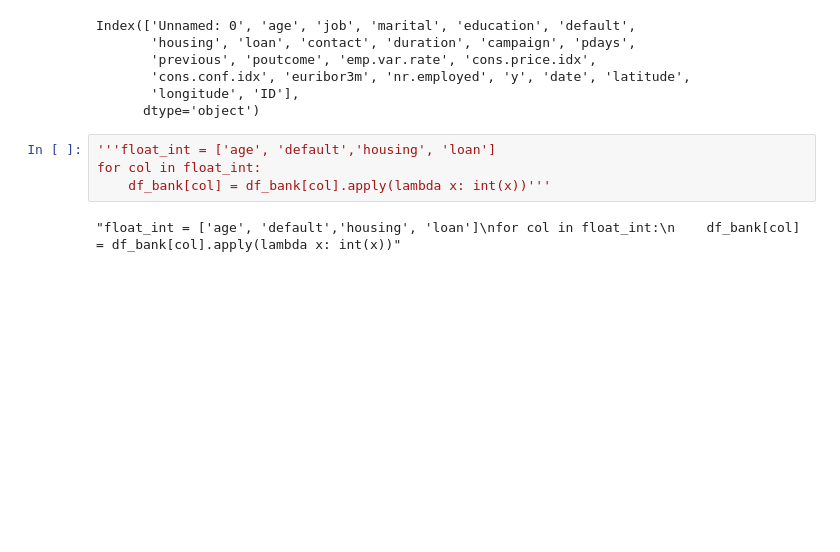
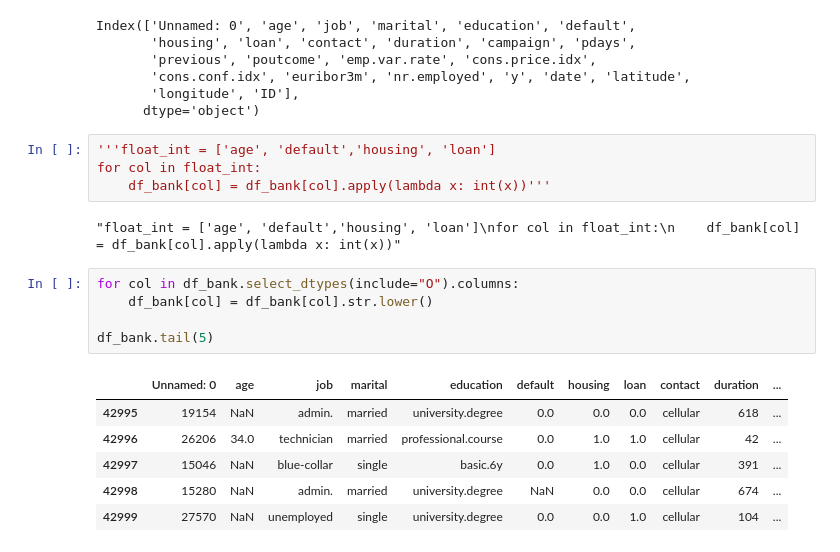
Before and after one commit to mrosaortega/Proyecto_EDA_Python, a Jupyter notebook: notebook/02_analisis_preliminar_csv.ipynb, the cells around one changed output. Saved outputs shown, nothing was run; the diff lists cells and outputs as text; blank space fills up the shorter version.

```diff
--- a/notebook/02_analisis_preliminar_csv.ipynb
+++ b/notebook/02_analisis_preliminar_csv.ipynb
@@ -191,3 +207,15 @@ for col in float_int:
     df_bank[col] = df_bank[col].apply(lambda x: int(x))'''
 # %% [output]
 "float_int = ['age', 'default','housing', 'loan']\nfor col in float_int:\n    df_bank[col] = df_bank[col].apply(lambda x: int(x))"
+# %%
+for col in df_bank.select_dtypes(include="O").columns:
+    df_bank[col] = df_bank[col].str.lower()
+
+df_bank.tail(5)
+# %% [output]
+|  | Unnamed: 0 | age | job | marital | education | default | housing | loan | contact | duration | ... |
+| 42995 | 19154 | NaN | admin. | married | university.degree | 0.0 | 0.0 | 0.0 | cellular | 618 | ... |
+| 42996 | 26206 | 34.0 | technician | married | professional.course | 0.0 | 1.0 | 1.0 | cellular | 42 | ... |
+| 42997 | 15046 | NaN | blue-collar | single | basic.6y | 0.0 | 1.0 | 0.0 | cellular | 391 | ... |
+| 42998 | 15280 | NaN | admin. | married | university.degree | NaN | 0.0 | 0.0 | cellular | 674 | ... |
+| 42999 | 27570 | NaN | unemployed | single | university.degree | 0.0 | 0.0 | 1.0 | cellular | 104 | ... |
```
Also changed, not shown: parts of 6 cells of this notebook, 3 other files.
